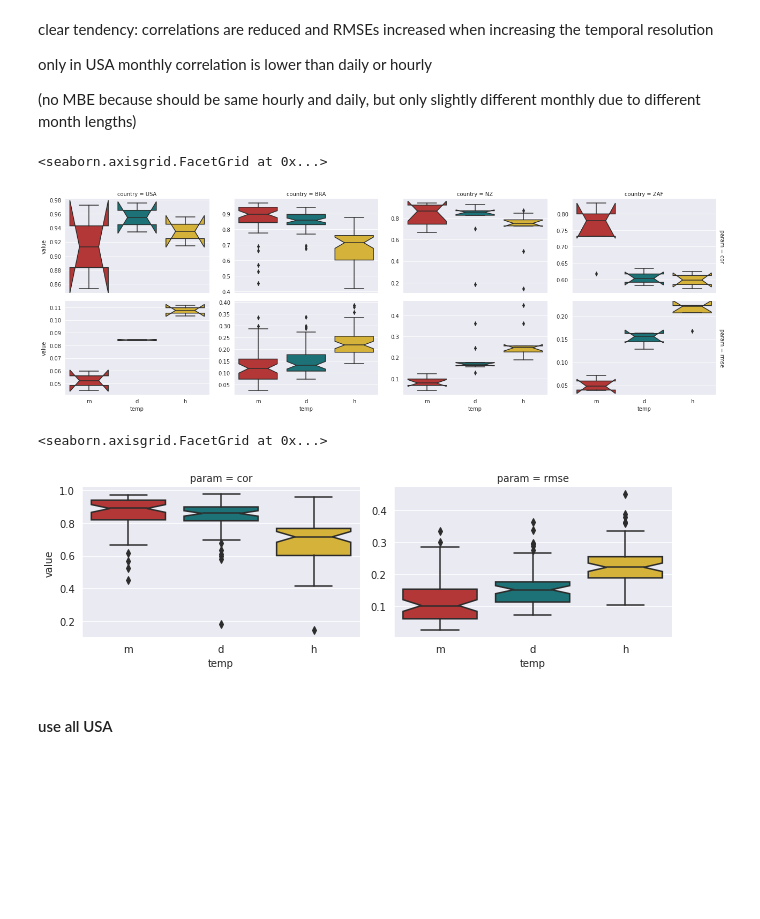
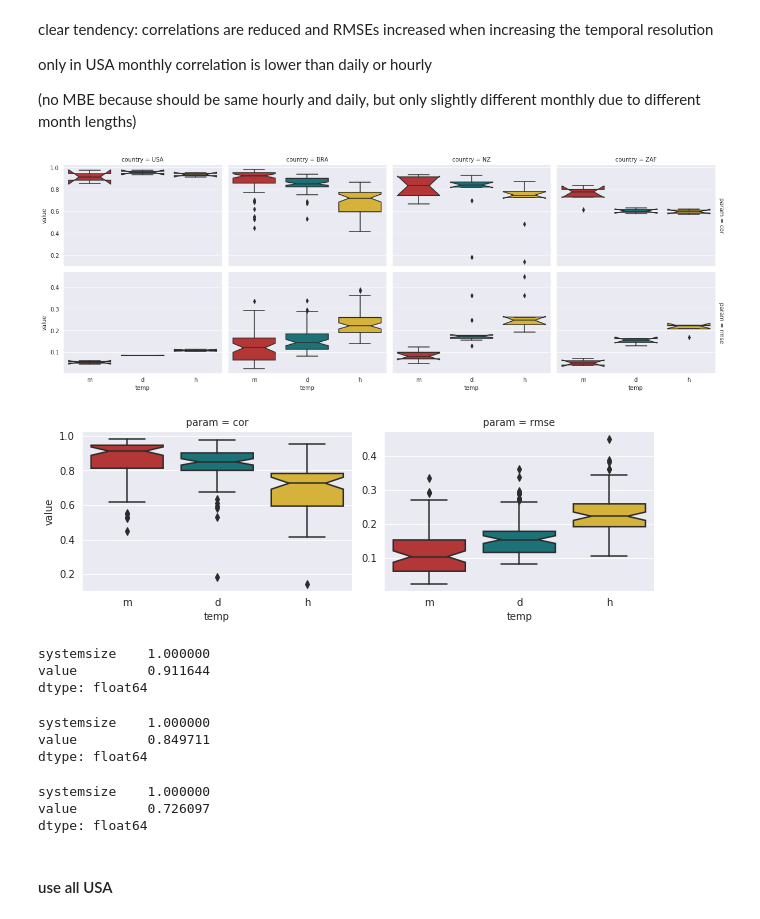
Before and after one commit to KatharinaGruber/windpower_GWA, a Jupyter notebook: story.ipynb, the cells around one changed output. Saved outputs shown, nothing was run; the diff lists cells and outputs as text; code cells hidden in the pictures; blank space fills up the shorter version.

```diff
--- a/story.ipynb
+++ b/story.ipynb
@@ -8,13 +9,10 @@ sns.set_style("darkgrid")
 from paths import results_path
 # %%
 results = pd.read_pickle(results_path + '/results_merged.pkl')
-# %%
-results['systemsize2'] = pd.cut(results.systemsize,
-                                pd.IntervalIndex.from_tuples([(0,0.1),(0.1,0.2), (0.2,0.3), (0.3,0.4), (0.4,0.5), (0.5,1)]))
 # %%
-results_nnss = pd.read_pickle(results_path + '/results_merged_nonormSyssize.pkl')
-results_nnss['systemsize2'] = pd.cut(results_nnss.systemsize,
-                                pd.IntervalIndex.from_tuples([(0,10),(10,20),(20,30),(30,40),(40,50),(50,100),(100,150),(150,200),(200,1200)]))
+results['systemsize3'] = pd.cut(results.systemsize,
+                                    pd.IntervalIndex.from_tuples([(0,3),(3,10),(10,20),(20,30),(30,40),(40,50),(50,100),(
+                                        100,150),(150,200),(200,1200)]))
 # %% [markdown]
 # 1. MERRA vs. ERA
 # %% [markdown]
@@ -258,13 +372,14 @@ sns.catplot(x = 'temp', y = 'value', col='country',row='param',
 # %%
 res = results[(results.dataset=='ERA5')&(results.GWA=='GWA2')&((results.param=='cor')|(results.param=='rmse'))&
               ((results.region=='BPA')|(results.region=='TX')|(results.country!='USA'))]
 sns.catplot(x = 'temp', y = 'value', col='country',row='param',
               kind='box',order=['m','d','h'],
             height=3, aspect=1.5,
-            data=res, margin_titles=True, sharey=False, notch = True)
+            data=res, margin_titles=True, sharey='row', notch = True)
+plt.subplots_adjust(bottom=0.1,left=0.1)
+plt.savefig(results_path + '/plots/temporal_resolution.png')
 # %% [output]
-<seaborn.axisgrid.FacetGrid at 0x...>
-[figure, old version]
+[figure, new version]
 # %%
 res = results[(results.dataset=='ERA5')&(results.GWA=='GWA2')&((results.param=='cor')|(results.param=='rmse'))&
               ((results.region=='BPA')|(results.region=='TX')|(results.country!='USA'))]
@@ -272,6 +387,7 @@ sns.catplot(x = 'temp', y = 'value', col='param',
               kind='box',order=['m','d','h'],
             height=3, aspect=1.5,
             data=res, margin_titles=True, sharey=False, notch = True)
+plt.subplots_adjust(bottom=0.15,left=0.1)
+plt.savefig(results_path + '/plots/temporal_resolution_all.png')
 # %% [output]
-<seaborn.axisgrid.FacetGrid at 0x...>
-[figure, old version]
+[figure, new version]
@@ -278,3 +397,21 @@ sns.catplot(x = 'temp', y = 'value', col='param',
+# %%
+res[(res.param=='cor')&(res.temp=='m')].median()
+# %% [output]
+systemsize    1.000000
+value         0.911644
+dtype: float64
+# %%
+res[(res.param=='cor')&(res.temp=='d')].median()
+# %% [output]
+systemsize    1.000000
+value         0.849711
+dtype: float64
+# %%
+res[(res.param=='cor')&(res.temp=='h')].median()
+# %% [output]
+systemsize    1.000000
+value         0.726097
+dtype: float64
 # %%
 res = results[(results.dataset=='ERA5')&(results.GWA=='GWA2')&((results.param!='avg'))&((results.region=='BPA')|(results.region=='TX')|(results.country!='USA'))]
 sns.catplot(x = 'temp', y = 'value', col='country',row='param',
```
Also changed, not shown: parts of 24 cells of this notebook.
